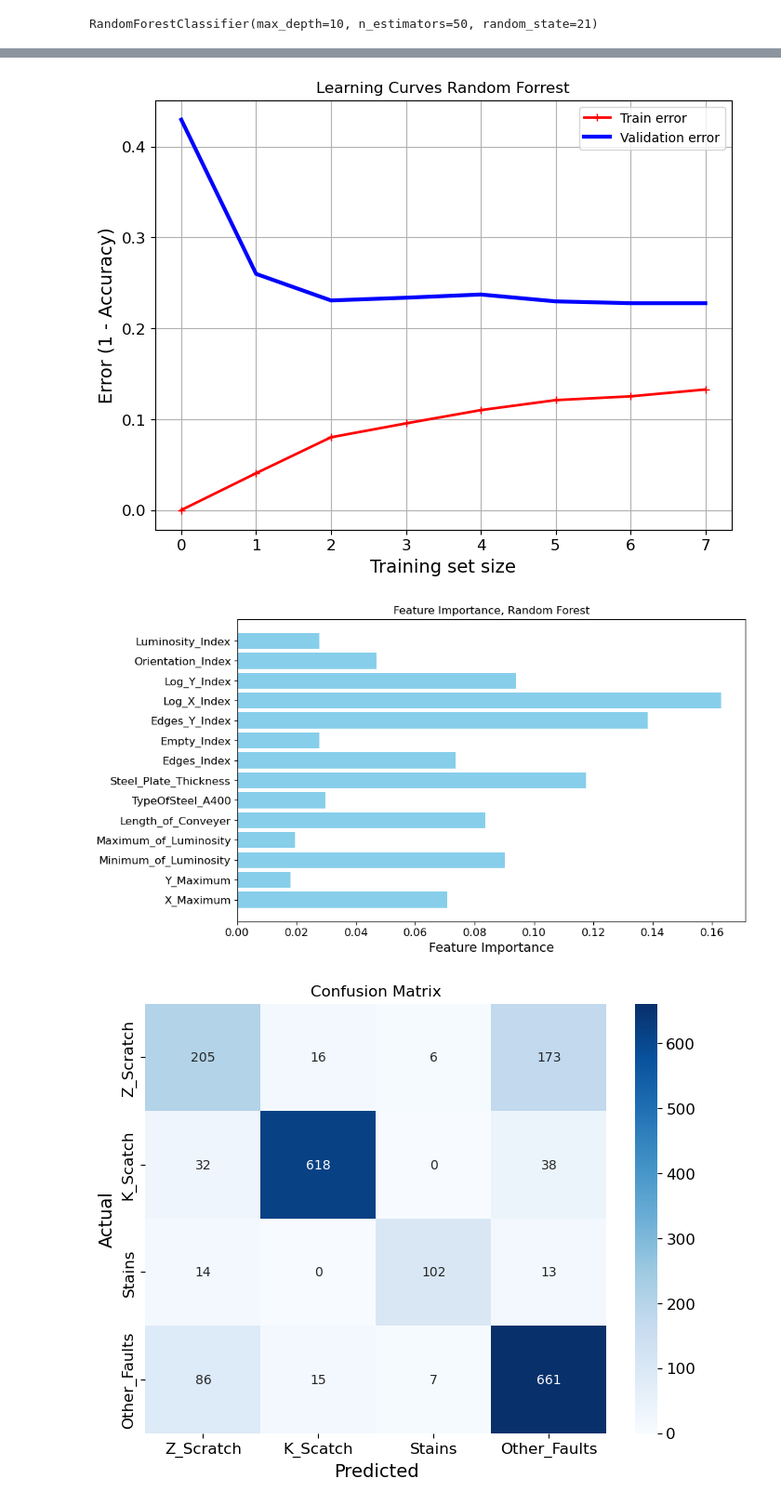
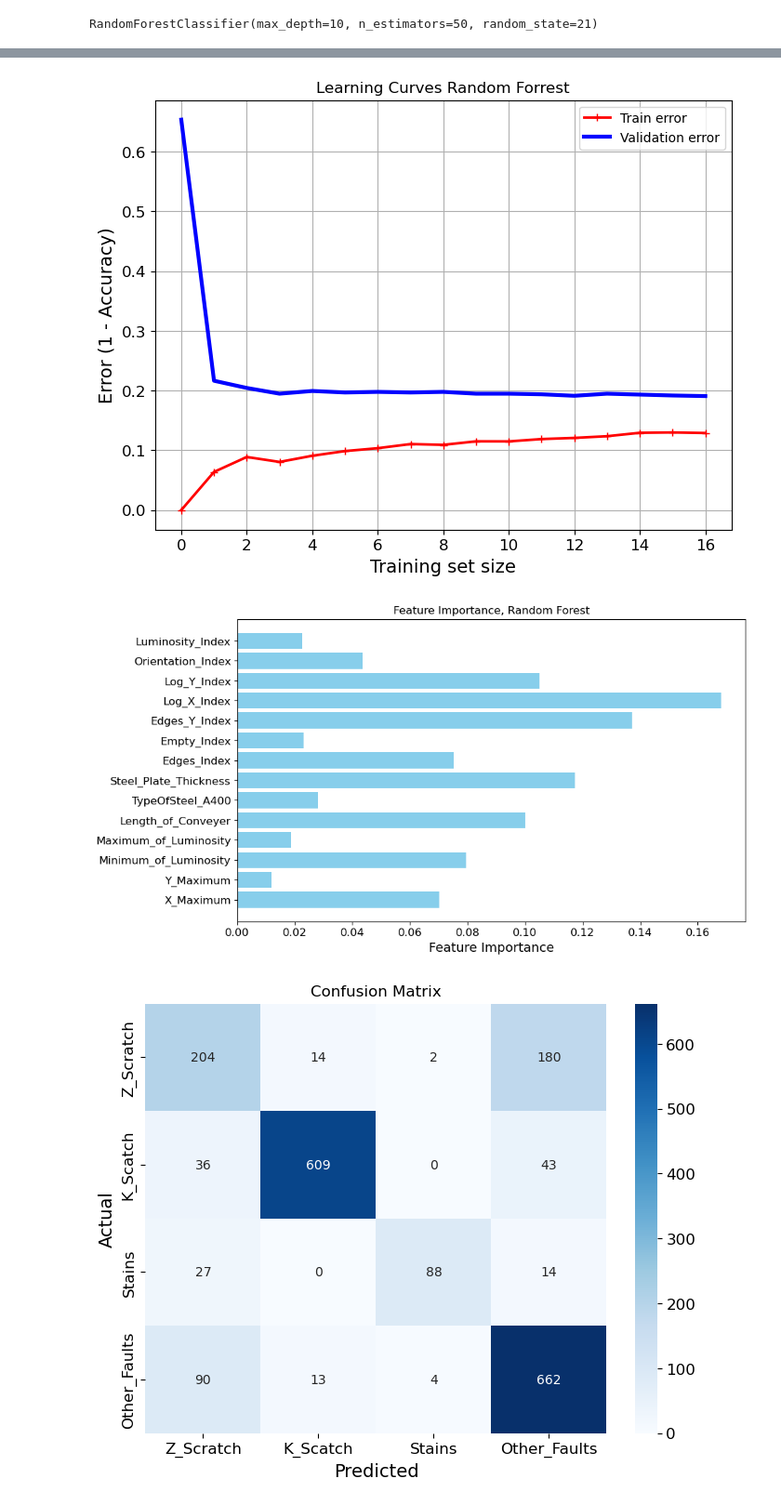
Before and after one commit to Hakonimatata/MachineLearning, a Jupyter notebook: Assignment_1/A1.ipynb, the cells around one changed output, grey strips where cells are left out. Shown at 93% size. Saved outputs shown, nothing was run; the diff lists cells and outputs as text; code cells hidden in the pictures.

```diff
--- a/Assignment_1/A1.ipynb
+++ b/Assignment_1/A1.ipynb
@@ -298,7 +298,7 @@ plot_target_distribution(raw_data, initial_targets)
 import numpy as np
 from sklearn.base import BaseEstimator, TransformerMixin
 
-class SteelPlateFeatureAdder(BaseEstimator, TransformerMixin):
+class SteelPlateFeatureSelecter(BaseEstimator, TransformerMixin):
     def __init__(self, add_length = True, merge_targets = True, drop_columns = True):
         self.add_length = add_length
         self.merge_targets = merge_targets
@@ -345,10 +345,10 @@ class SteelPlateFeatureAdder(BaseEstimator, TransformerMixin):
         return X_transformed
 # %%
 # Add features and remove unnecessary ones
-feature_adder = SteelPlateFeatureAdder(add_length = False,
-                                       merge_targets = True,
-                                       drop_columns = True)
-data_modified_attribs = feature_adder.transform(raw_data)
+feature_selecter = SteelPlateFeatureSelecter(add_length = False,
+                                        merge_targets = True,
+                                        drop_columns = True)
+data_modified_attribs = feature_selecter.transform(raw_data)
 # %%
 # Update new target and features
 targets = [col for col in data_modified_attribs.columns if col in initial_targets]
@@ -411,14 +411,14 @@ X_train, X_test, y_train, y_test = train_test_split(X_reduced, y_data, test_size
 # %%
 from sklearn.model_selection import train_test_split
 
-X = scaled_data[features]
-y = scaled_data[targets]
+X = scaled_data[features].values
+y = scaled_data[targets].values
 
 X_train, X_test, y_train, y_test = train_test_split(X, y, test_size=0.2, random_state=21)
 
 print(f"Length test set: {len(X_train)} \nLength train set: {len(X_test)}")
 
-# y_train_1d = np.argmax(y_train, axis=1)
+y_train_1d = np.argmax(y_train, axis=1) # Not to be used
 y_test_1d = np.argmax(y_test, axis=1)
 # %% [output]
 Length test set: 7943
@@ -434,7 +434,7 @@ from sklearn.model_selection import GridSearchCV
 from sklearn.ensemble import RandomForestClassifier
 
 param_grid = {
-    'n_estimators': [50, 75, 100],
+    'n_estimators': [80, 100, 120],
     'max_depth': [20, 30, 40],
     'min_samples_split': [3, 4, 5],
     'min_samples_leaf': [1, 2, 3],
@@ -487,18 +504,17 @@ weighted avg       0.84      0.84      0.84      1820
 # %%
-plot_learning_curves(random_forrest_clf, X_train, X_test, y_train, y_test, title="Learning Curves Random Forrest", min_data_length=10)
+plot_learning_curves(random_forrest_clf, X_train, X_test, y_train, y_test, title="Learning Curves Random Forrest", min_data_length=1, step_size=500)
 # %% [output]
-[figure, old version]
+[figure, new version]
 # %%
 # Feature Importance Plot
 importances = random_forrest_clf.feature_importances_
-feature_names = X_train.columns
 plt.figure(figsize=(10, 6))
-plt.barh(feature_names, importances, color="skyblue")
+plt.barh(features, importances, color="skyblue")
 plt.xlabel("Feature Importance")
 plt.title("Feature Importance, Random Forest")
 plt.show()
 # %% [output]
-[figure, old version]
+[figure, new version]
 # %%
 plot_confusion_matrix(y_test_1d, np.argmax(y_pred_rf, axis=1), targets)
 # %% [output]
```
Also changed, not shown: parts of 23 cells of this notebook.
